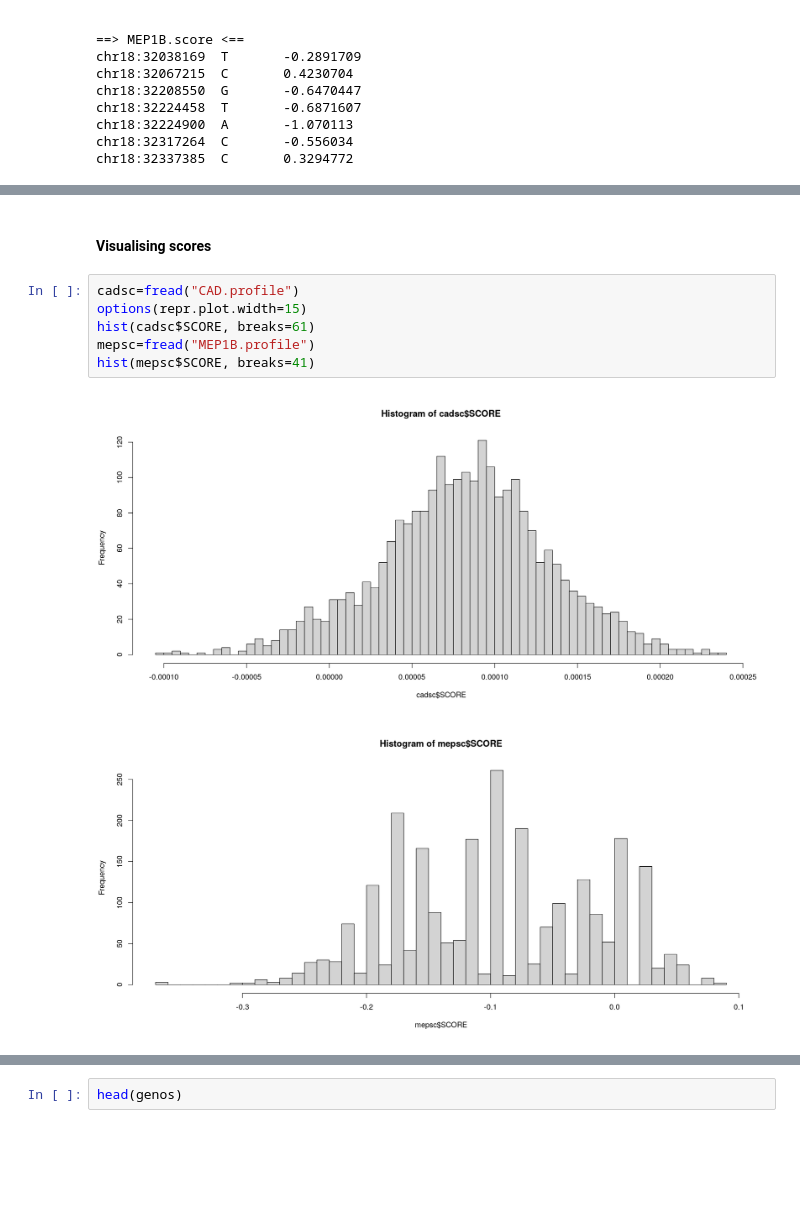
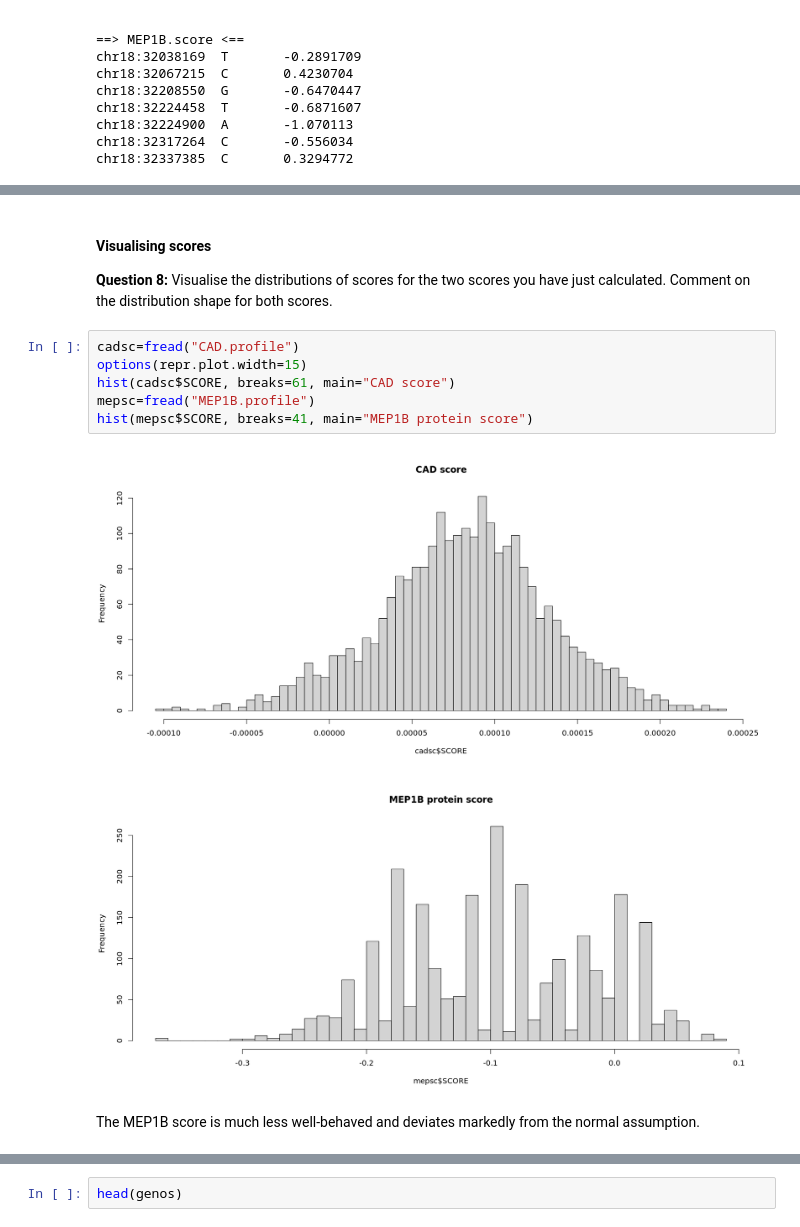
Before and after one commit to hmgu-itg/mybinder-TUM, a Jupyter notebook: Gagneur_PRS_Rversion.ipynb, the cells around one changed output, grey strips where cells are left out. Cells and saved outputs as stored; diff of their text form; blank space fills up the shorter version.

```diff
--- a/Gagneur_PRS_Rversion.ipynb
+++ b/Gagneur_PRS_Rversion.ipynb
@@ -165,13 +189,17 @@ Note: No phenotypes present.
 --score: Results written to MEP1B.profile .
 # %% [markdown]
 #### Visualising scores
+
+**Question 8:** Visualise the distributions of scores for the two scores you have just calculated. Comment on the distribution shape for both scores.
 # %%
 cadsc=fread("CAD.profile")
 options(repr.plot.width=15)
-hist(cadsc$SCORE, breaks=61)
+hist(cadsc$SCORE, breaks=61, main="CAD score")
 mepsc=fread("MEP1B.profile")
-hist(mepsc$SCORE, breaks=41)
+hist(mepsc$SCORE, breaks=41, main="MEP1B protein score")
 # %% [output]
-[figure, old version]
+[figure, new version]
-[figure, old version]
+[figure, new version]
+# %% [markdown]
+The MEP1B score is much less well-behaved and deviates markedly from the normal assumption.
 # %% [markdown]
```
Also changed, not shown: parts of 29 cells of this notebook.
